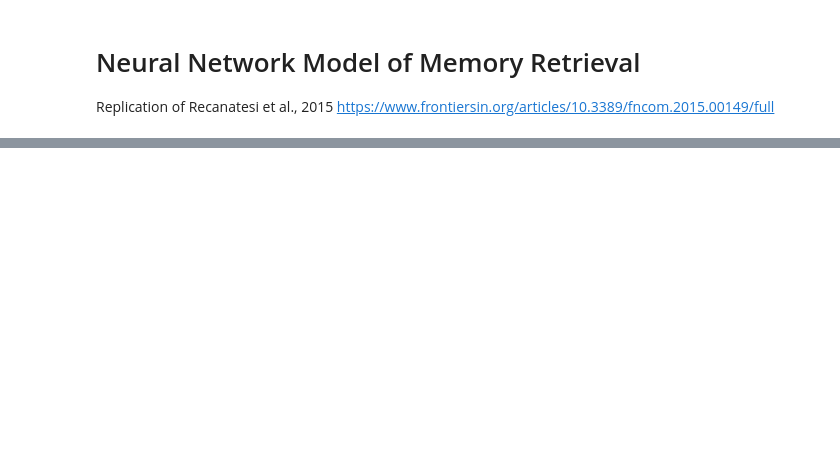
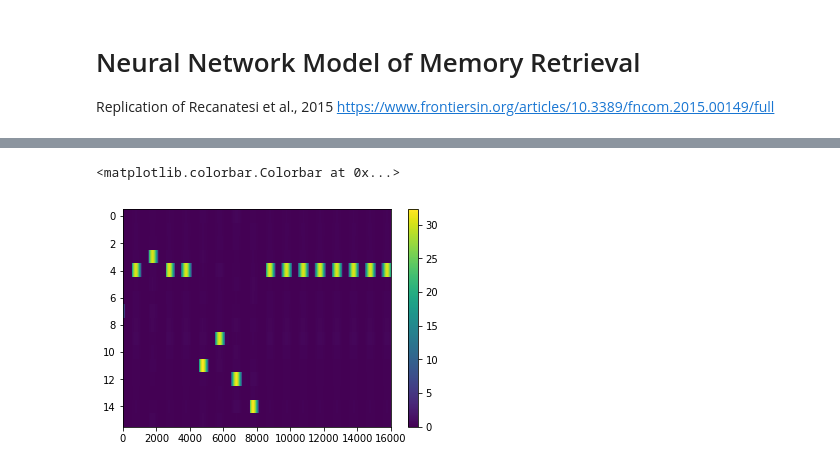
Before and after one commit to sjonany/replication_recanatesi_2015, a Jupyter notebook: main.ipynb, the cells around one changed output, grey strips where cells are left out. Cells and saved outputs as stored; diff of their text form; code cells hidden in the pictures; blank space fills up the shorter version.

```diff
--- a/main.ipynb
+++ b/main.ipynb
@@ -34,0 +88,31 @@ plt.show()
+# %%
+# Initiate synaptic currents, averaging firing rates for each memory and noises
+currs = np.zeros(len(pops))
+avg_firing_rates = np.zeros((NUM_MEMORIES, len(time_seq)))
+firing_rates = np.zeros(len(pops))
+firing_rates[pops_of_memory[INIT_MEM]] += INIT_RATE
+# %%
+# Start Simulation
+for j, t in tqdm(enumerate(time_seq)):
+    # Update the connection matrix by including inhibition
+#     conn_mat = proto_conn_mat - EXCITATION_PARAM / NUM_NEURONS * NUM_MEMORIES * phi_seq[j]
+    conn_mat = proto_conn_mat - EXCITATION_PARAM / NUM_NEURONS * phi_seq[j]
+    # Compute averaging firing rates for each memory
+    for mu in range(NUM_MEMORIES):
+        avg_firing_rates[mu, j] = np.average(firing_rates[pops_of_memory[mu]],
+                                             weights=num_neurons_per_pop[pops_of_memory[mu]])
+    # Generate Noises
+    noises = np.random.randn(len(firing_rates)) * np.sqrt(NOISE_VARIANCE) * 10
+    noises /= np.sqrt(num_neurons_per_pop)
+    # Update the averaging synaptic currents
+    currs += TIME_STEP / DECAY_TIME * (-currs + conn_mat @ (firing_rates * num_neurons_per_pop) + \
+                noises)
+    # Update populational firing rates
+    for k, curr in enumerate(currs):
+        firing_rates[k] = gain_function(curr, GAIN_FUNC_THRES, GAIN_FUNC_EXP)
+# %%
+plt.imshow(avg_firing_rates, aspect='auto')
+plt.colorbar()
+# %% [output]
+<matplotlib.colorbar.Colorbar at 0x...>
+[figure, added]
```
Also changed, not shown: parts of 12 cells of this notebook, 3 other files.
